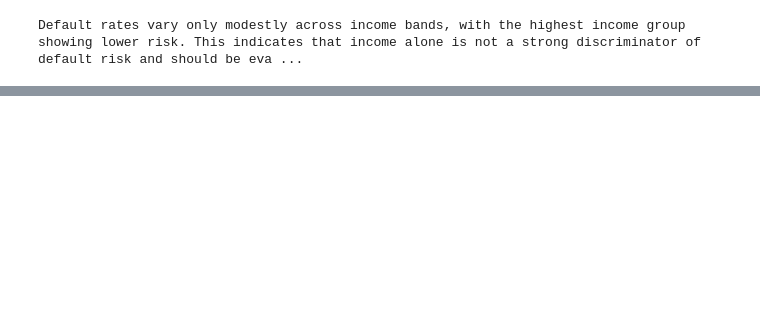
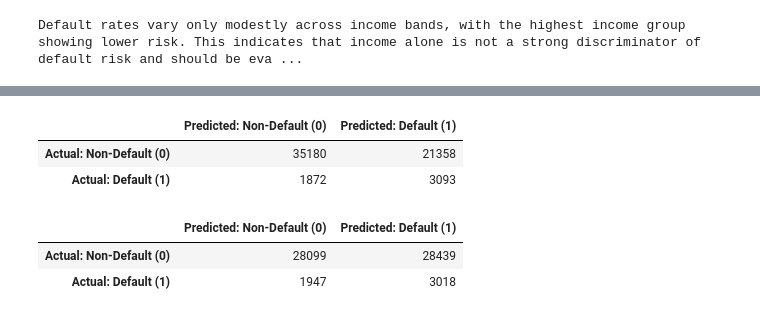
Before and after one commit to samidijayavardhan-hub/Credit-Risk-Analysis, a Jupyter notebook: credit-risk.ipynb, the cells around one changed output, grey strips where cells are left out. Drawn from its saved outputs; the diff is of its cells as text; code cells hidden in the pictures; blank space fills up the shorter version.

```diff
--- a/credit-risk.ipynb
+++ b/credit-risk.ipynb
@@ -239,0 +468,6 @@ X.shape
+# %%
+exclude_cols = [
+    'TARGET',          # label
+]
+X = df_clean.drop(columns=[c for c in exclude_cols if c in df_clean.columns])
+y = df_clean['TARGET']
@@ -239,0 +576,23 @@ X.shape
+# %%
+from sklearn.pipeline import Pipeline
+from sklearn.linear_model import LogisticRegression
+
+model1 = Pipeline(steps=[
+    ('preprocess', preprocessor),
+    ('logreg', LogisticRegression(
+        max_iter=1000,
+        class_weight='balanced',   # critical for imbalanced data
+        n_jobs=-1
+    ))
+])
+model2 = Pipeline(steps=[
+    ('preprocess', preprocessor),
+    ('logreg', LogisticRegression(
+        solver='saga',
+        max_iter=5000,
+        class_weight='balanced',
+        n_jobs=-1
+    ))
+])
+model1.fit(X_train, y_train)
+model2.fit(X_train, y_train)
@@ -239,0 +624,34 @@ X.shape
+# %%
+y_pred1 = model1.predict(X_test)
+y_pred2 = model2.predict(X_test)
+# %%
+import pandas as pd
+from sklearn.metrics import confusion_matrix
+
+cm1 = confusion_matrix(y_test, y_pred1)
+
+cm_df1= pd.DataFrame(
+    cm1,
+    index=['Actual: Non-Default (0)', 'Actual: Default (1)'],
+    columns=['Predicted: Non-Default (0)', 'Predicted: Default (1)']
+)
+
+cm_df1
+# %% [output]
+|  | Predicted: Non-Default (0) | Predicted: Default (1) |
+| Actual: Non-Default (0) | 35180 | 21358 |
+| Actual: Default (1) | 1872 | 3093 |
+# %%
+cm2 = confusion_matrix(y_test, y_pred2)
+
+cm_df2 = pd.DataFrame(
+    cm2,
+    index=['Actual: Non-Default (0)', 'Actual: Default (1)'],
+    columns=['Predicted: Non-Default (0)', 'Predicted: Default (1)']
+)
+
+cm_df2
+# %% [output]
+|  | Predicted: Non-Default (0) | Predicted: Default (1) |
+| Actual: Non-Default (0) | 28099 | 28439 |
+| Actual: Default (1) | 1947 | 3018 |
```
Also changed, not shown: parts of 25 cells of this notebook.
